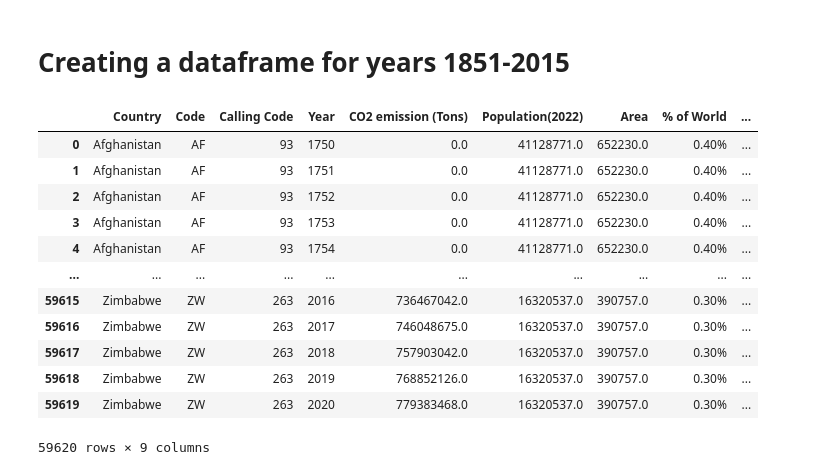
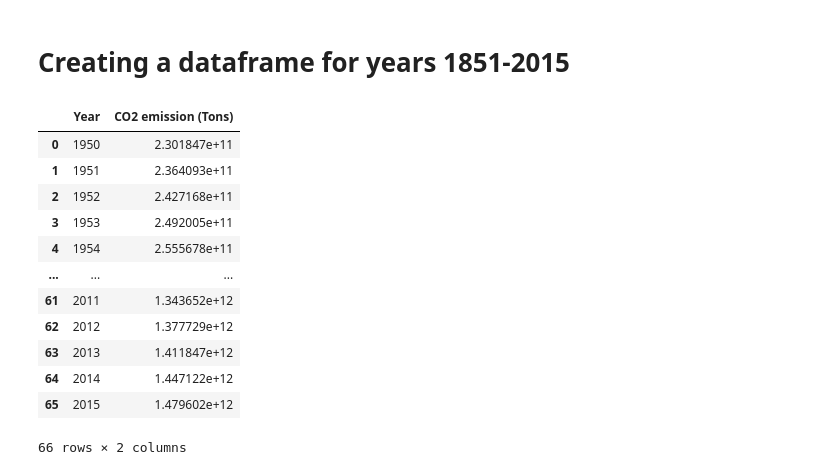
Before and after one commit to DanielBrechner/hurrdat_co2, a Jupyter notebook: CO2_explore.ipynb, the cells around one changed output. Drawn from its saved outputs; the diff is of its cells as text; code cells hidden in the pictures.

```diff
--- a/CO2_explore.ipynb
+++ b/CO2_explore.ipynb
@@ -87,19 +87,19 @@ grouped_df.to_csv('co_2.csv', index=False)
 # %% [markdown]
 # Creating a dataframe for years 1851-2015
 # %%
-co2_df = pd.read_csv('/Users/danielbrechner/hurrdat_co2/assets/co2.csv')
+co2_df = pd.read_csv('assets/co2.csv')
 co2_df
 # %% [output]
-|  | Country | Code | Calling Code | Year | CO2 emission (Tons) | Population(2022) | Area | % of World | ... |
-| 0 | Afghanistan | AF | 93 | 1750 | 0.0 | 41128771.0 | 652230.0 | 0.40% | ... |
-| 1 | Afghanistan | AF | 93 | 1751 | 0.0 | 41128771.0 | 652230.0 | 0.40% | ... |
-| 2 | Afghanistan | AF | 93 | 1752 | 0.0 | 41128771.0 | 652230.0 | 0.40% | ... |
-| 3 | Afghanistan | AF | 93 | 1753 | 0.0 | 41128771.0 | 652230.0 | 0.40% | ... |
-| 4 | Afghanistan | AF | 93 | 1754 | 0.0 | 41128771.0 | 652230.0 | 0.40% | ... |
-| ... | ... | ... | ... | ... | ... | ... | ... | ... | ... |
-| 59615 | Zimbabwe | ZW | 263 | 2016 | 736467042.0 | 16320537.0 | 390757.0 | 0.30% | ... |
-| 59616 | Zimbabwe | ZW | 263 | 2017 | 746048675.0 | 16320537.0 | 390757.0 | 0.30% | ... |
-| 59617 | Zimbabwe | ZW | 263 | 2018 | 757903042.0 | 16320537.0 | 390757.0 | 0.30% | ... |
-| 59618 | Zimbabwe | ZW | 263 | 2019 | 768852126.0 | 16320537.0 | 390757.0 | 0.30% | ... |
-| 59619 | Zimbabwe | ZW | 263 | 2020 | 779383468.0 | 16320537.0 | 390757.0 | 0.30% | ... |
+|  | Year | CO2 emission (Tons) |
+| 0 | 1950 | 2.301847e+11 |
+| 1 | 1951 | 2.364093e+11 |
+| 2 | 1952 | 2.427168e+11 |
+| 3 | 1953 | 2.492005e+11 |
+| 4 | 1954 | 2.555678e+11 |
+| ... | ... | ... |
+| 61 | 2011 | 1.343652e+12 |
+| 62 | 2012 | 1.377729e+12 |
+| 63 | 2013 | 1.411847e+12 |
+| 64 | 2014 | 1.447122e+12 |
+| 65 | 2015 | 1.479602e+12 |
-59620 rows × 9 columns
+66 rows × 2 columns
```
Also changed, not shown: parts of 8 cells of this notebook, 6 other files.
